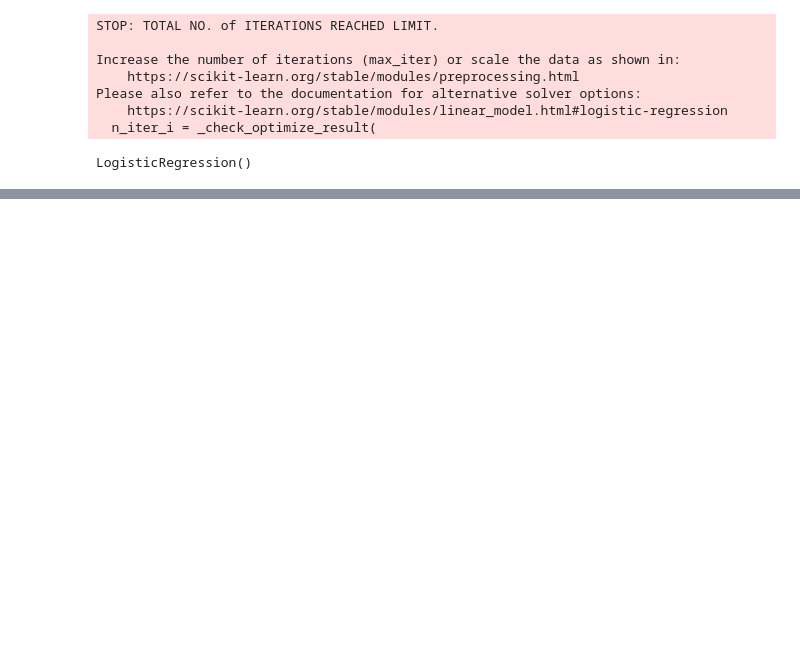
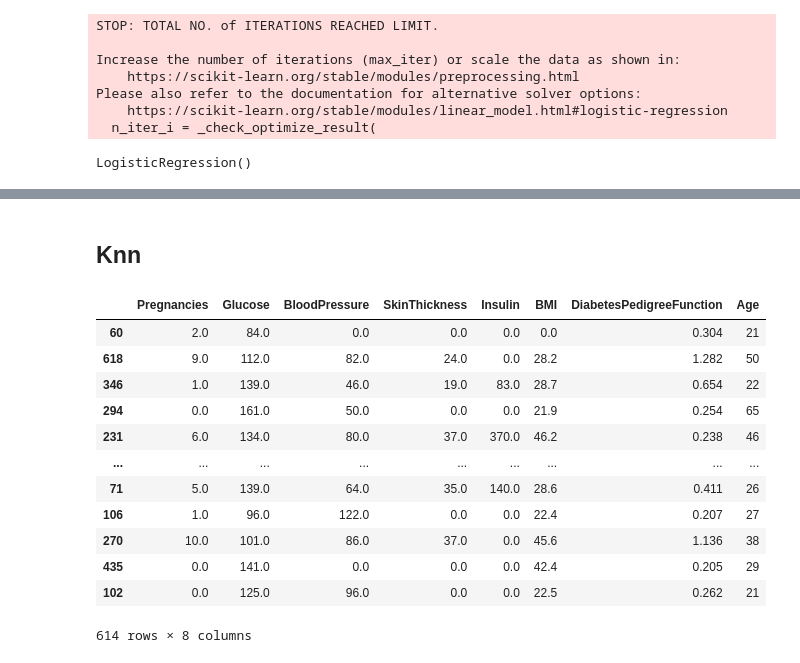
Before and after one commit to mayurmamtani/predict_onset_of_diabetes, a Jupyter notebook: diabites.ipynb, the cells around one changed output, grey strips where cells are left out. Cells and saved outputs as stored; diff of their text form; code cells hidden in the pictures; blank space fills up the shorter version.

```diff
--- a/diabites.ipynb
+++ b/diabites.ipynb
@@ -132,0 +183,20 @@ print(metrics.confusion_matrix(y_test, y_predict))
+# %% [markdown]
+## Knn
+# %%
+X_train, X_test, y_train, y_test = train_test_split(df[df.columns[:-1]], df[df.columns[-1]], test_size=0.2, random_state=42)
+# %%
+X_train
+# %% [output]
+|  | Pregnancies | Glucose | BloodPressure | SkinThickness | Insulin | BMI | DiabetesPedigreeFunction | Age |
+| 60 | 2.0 | 84.0 | 0.0 | 0.0 | 0.0 | 0.0 | 0.304 | 21 |
+| 618 | 9.0 | 112.0 | 82.0 | 24.0 | 0.0 | 28.2 | 1.282 | 50 |
+| 346 | 1.0 | 139.0 | 46.0 | 19.0 | 83.0 | 28.7 | 0.654 | 22 |
+| 294 | 0.0 | 161.0 | 50.0 | 0.0 | 0.0 | 21.9 | 0.254 | 65 |
+| 231 | 6.0 | 134.0 | 80.0 | 37.0 | 370.0 | 46.2 | 0.238 | 46 |
+| ... | ... | ... | ... | ... | ... | ... | ... | ... |
+| 71 | 5.0 | 139.0 | 64.0 | 35.0 | 140.0 | 28.6 | 0.411 | 26 |
+| 106 | 1.0 | 96.0 | 122.0 | 0.0 | 0.0 | 22.4 | 0.207 | 27 |
+| 270 | 10.0 | 101.0 | 86.0 | 37.0 | 0.0 | 45.6 | 1.136 | 38 |
+| 435 | 0.0 | 141.0 | 0.0 | 0.0 | 0.0 | 42.4 | 0.205 | 29 |
+| 102 | 0.0 | 125.0 | 96.0 | 0.0 | 0.0 | 22.5 | 0.262 | 21 |
+614 rows × 8 columns
```
Also changed, not shown: parts of 77 cells of this notebook.
